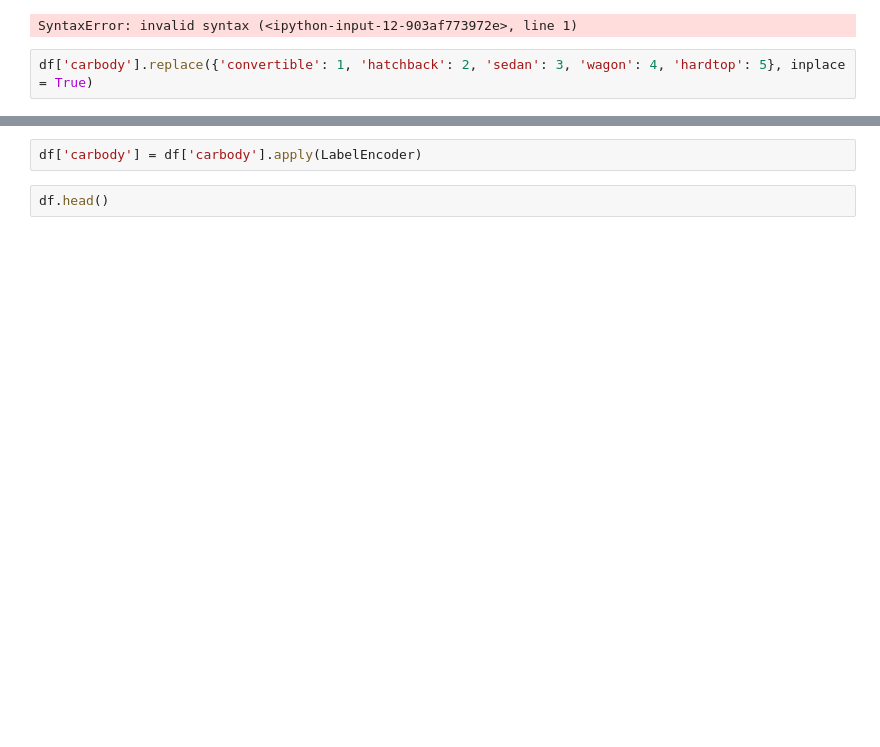
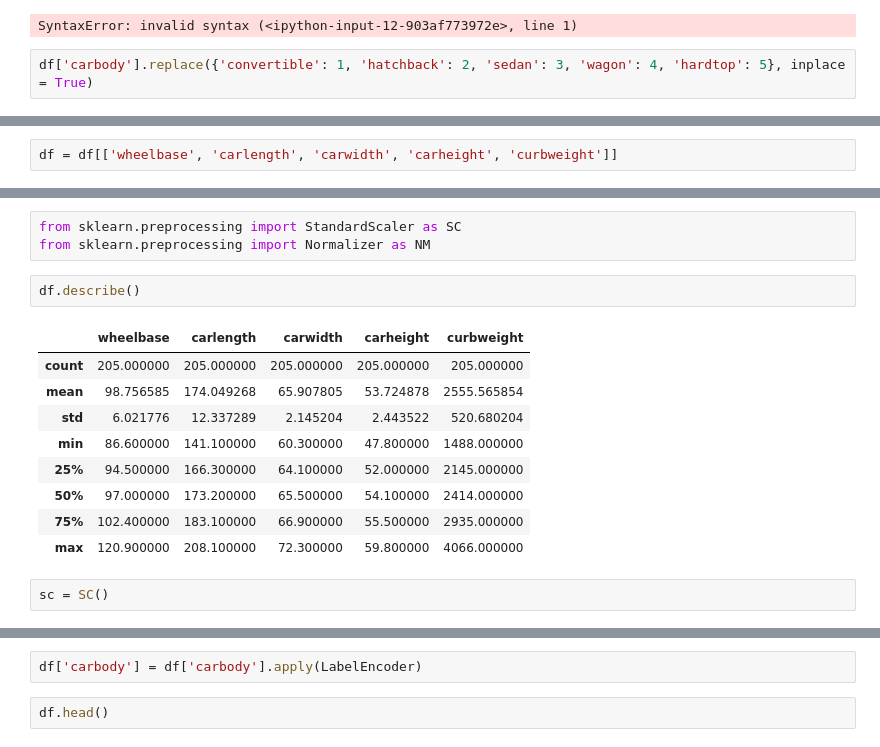
Before and after one commit to NextLmabda/classMaterials, a Jupyter notebook: Projects/PROJECT1 Car Price Prediction/CarPricePrediction.ipynb, the cells around one changed output, grey strips where cells are left out. Saved outputs shown, nothing was run; the diff lists cells and outputs as text; blank space fills up the shorter version.

```diff
--- a/Projects/PROJECT1 Car Price Prediction/CarPricePrediction.ipynb
+++ b/Projects/PROJECT1 Car Price Prediction/CarPricePrediction.ipynb
@@ -59,3 +70,5 @@ df.head()
 | 2 | 3 | 1 | alfa-romero Quadrifoglio | gas | std | two | 2 | rwd | front | ... |
 | 3 | 4 | 2 | audi 100 ls | gas | std | four | 3 | fwd | front | ... |
 | 4 | 5 | 2 | audi 100ls | gas | std | four | 3 | 4wd | front | ... |
+# %%
+df = df[['wheelbase', 'carlength', 'carwidth', 'carheight', 'curbweight']]
@@ -61,0 +84,17 @@ df.head()
+# %%
+from sklearn.preprocessing import StandardScaler as SC
+from sklearn.preprocessing import Normalizer as NM
+# %%
+df.describe()
+# %% [output]
+|  | wheelbase | carlength | carwidth | carheight | curbweight |
+| count | 205.000000 | 205.000000 | 205.000000 | 205.000000 | 205.000000 |
+| mean | 98.756585 | 174.049268 | 65.907805 | 53.724878 | 2555.565854 |
+| std | 6.021776 | 12.337289 | 2.145204 | 2.443522 | 520.680204 |
+| min | 86.600000 | 141.100000 | 60.300000 | 47.800000 | 1488.000000 |
+| 25% | 94.500000 | 166.300000 | 64.100000 | 52.000000 | 2145.000000 |
+| 50% | 97.000000 | 173.200000 | 65.500000 | 54.100000 | 2414.000000 |
+| 75% | 102.400000 | 183.100000 | 66.900000 | 55.500000 | 2935.000000 |
+| max | 120.900000 | 208.100000 | 72.300000 | 59.800000 | 4066.000000 |
+# %%
+sc = SC()
```
Also changed, not shown: parts of 8 cells of this notebook, 8 other files.
